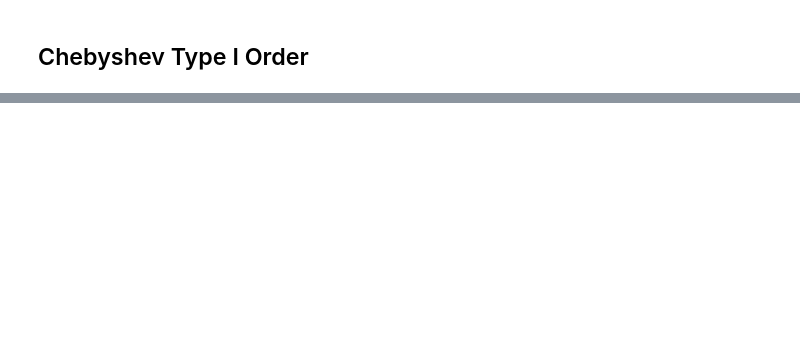
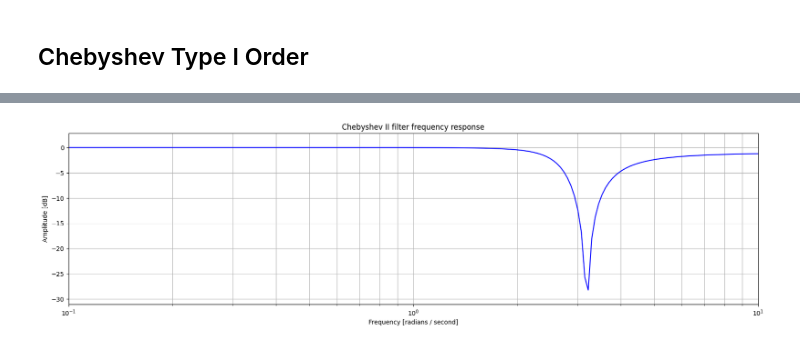
Before and after one commit to Buddhi19/EEEAssignments, a Jupyter notebook: EE 325 Discrete Signal Processing/Filter_Design.ipynb, the cells around one changed output, grey strips where cells are left out. Cells and saved outputs as stored; diff of their text form; code cells hidden in the pictures; blank space fills up the shorter version.

```diff
--- a/EE 325 Discrete Signal Processing/Filter_Design.ipynb
+++ b/EE 325 Discrete Signal Processing/Filter_Design.ipynb
@@ -46,0 +47,3 @@ Chebyshev order: 4
+# %%
+cheby2_order = cheb2ord(analog_w_p, analog_w_s, delta_s, delta_p, analog=True)[0]
+print(f"Chebyshev Type II order: {cheby2_order}")
@@ -194,0 +240,20 @@ plt.show()
+# %%
+cheby2_critical_freq = analog_w_s
+
+b,a = cheby2(cheby2_order, 1, cheby2_critical_freq, 'low', analog=True)
+
+tf = TransferFunction(b, a)
+
+numerator = 0
+for i in range(len(b)-1,-1,-1):
+    numerator += b[i]*s**i
+
+denominator = 0
+for i in range(len(a)-1,-1,-1):
+    denominator += a[i]*s**i
+
+tf = numerator/denominator
+# print(latex(tf))
+
+tf = tf.subs(s, transform)
+# print(latex(tf))
@@ -194,0 +271,12 @@ plt.show()
+# %%
+w, mag = freqs(b, a) #type ignore
+plt.figure(figsize=(20, 5))
+plt.semilogx(w, 20 * np.log10(mag), 'b')
+plt.title('Chebyshev II filter frequency response')
+plt.xlabel('Frequency [radians / second]')
+plt.ylabel('Amplitude [dB]')
+plt.margins(0, 0.1)
+plt.grid(which='both', axis='both')
+plt.show()
+# %% [output]
+[figure, added]
```
Also changed, not shown: parts of 34 cells of this notebook, 1 other file.
